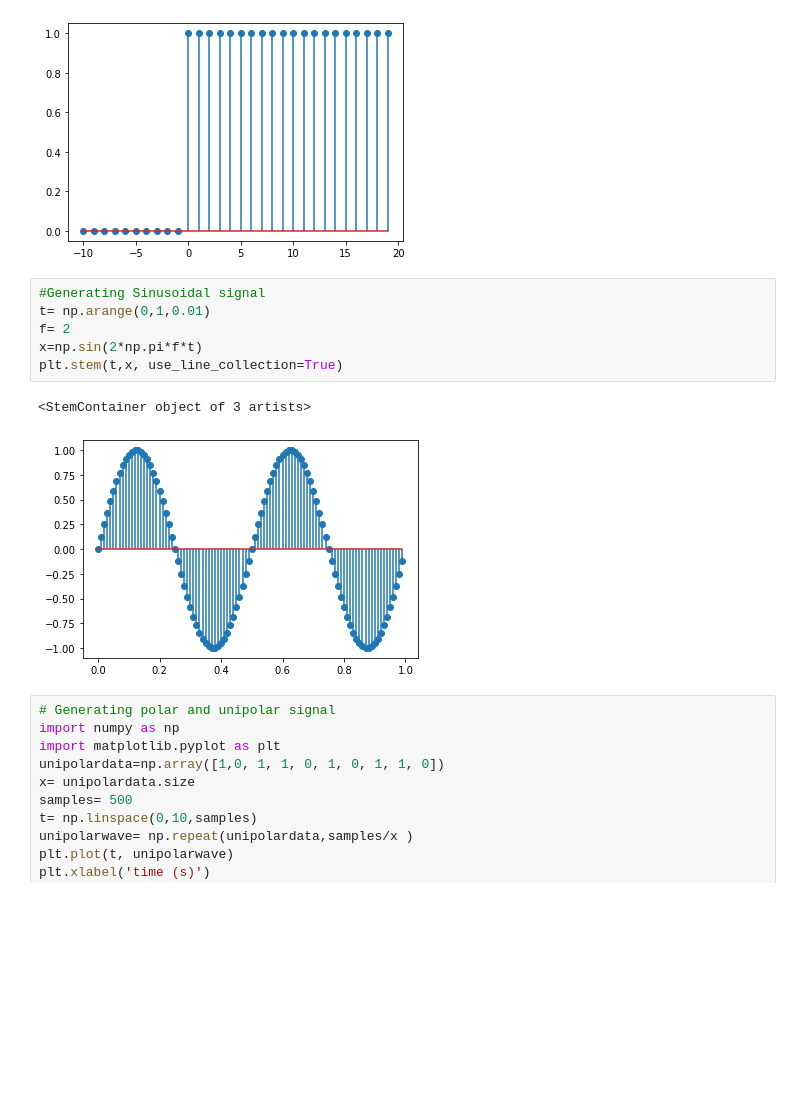
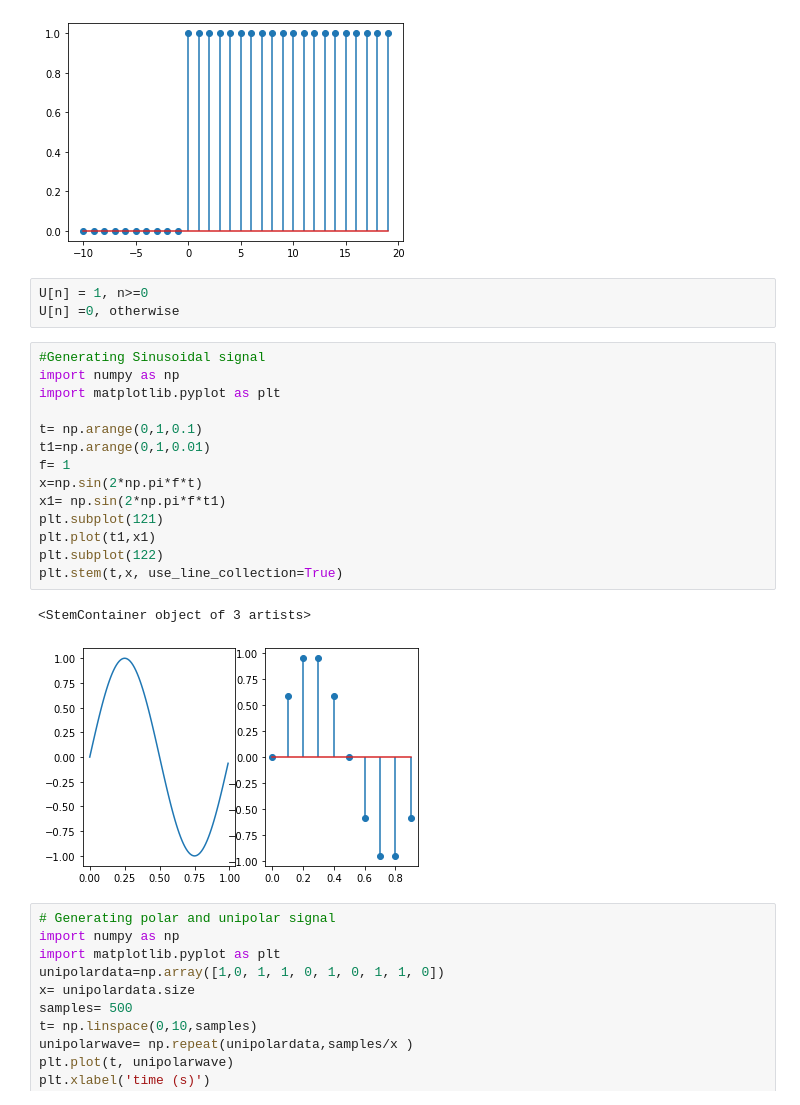
Before and after one commit to AmiMunshi/Python-programs, a Jupyter notebook: SignalProcessingandCommunication.ipynb, the cells around one changed output. Cells and saved outputs as stored; diff of their text form; blank space fills up the shorter version.

```diff
--- a/SignalProcessingandCommunication.ipynb
+++ b/SignalProcessingandCommunication.ipynb
@@ -266,15 +280,26 @@ plt.stem(t,unit, use_line_collection=True)
 # %% [output]
 <StemContainer object of 3 artists>
 [figure]
+# %%
+U[n] = 1, n>=0
+U[n] =0, otherwise
 # %%
 #Generating Sinusoidal signal
-t= np.arange(0,1,0.01)
-f= 2
+import numpy as np
+import matplotlib.pyplot as plt
+
+t= np.arange(0,1,0.1)
+t1=np.arange(0,1,0.01)
+f= 1
 x=np.sin(2*np.pi*f*t)
+x1= np.sin(2*np.pi*f*t1)
+plt.subplot(121)
+plt.plot(t1,x1)
+plt.subplot(122)
 plt.stem(t,x, use_line_collection=True)
 # %% [output]
 <StemContainer object of 3 artists>
-[figure, old version]
+[figure, new version]
 # %%
 # Generating polar and unipolar signal
 import numpy as np
```
Also changed, not shown: parts of 11 cells of this notebook.
